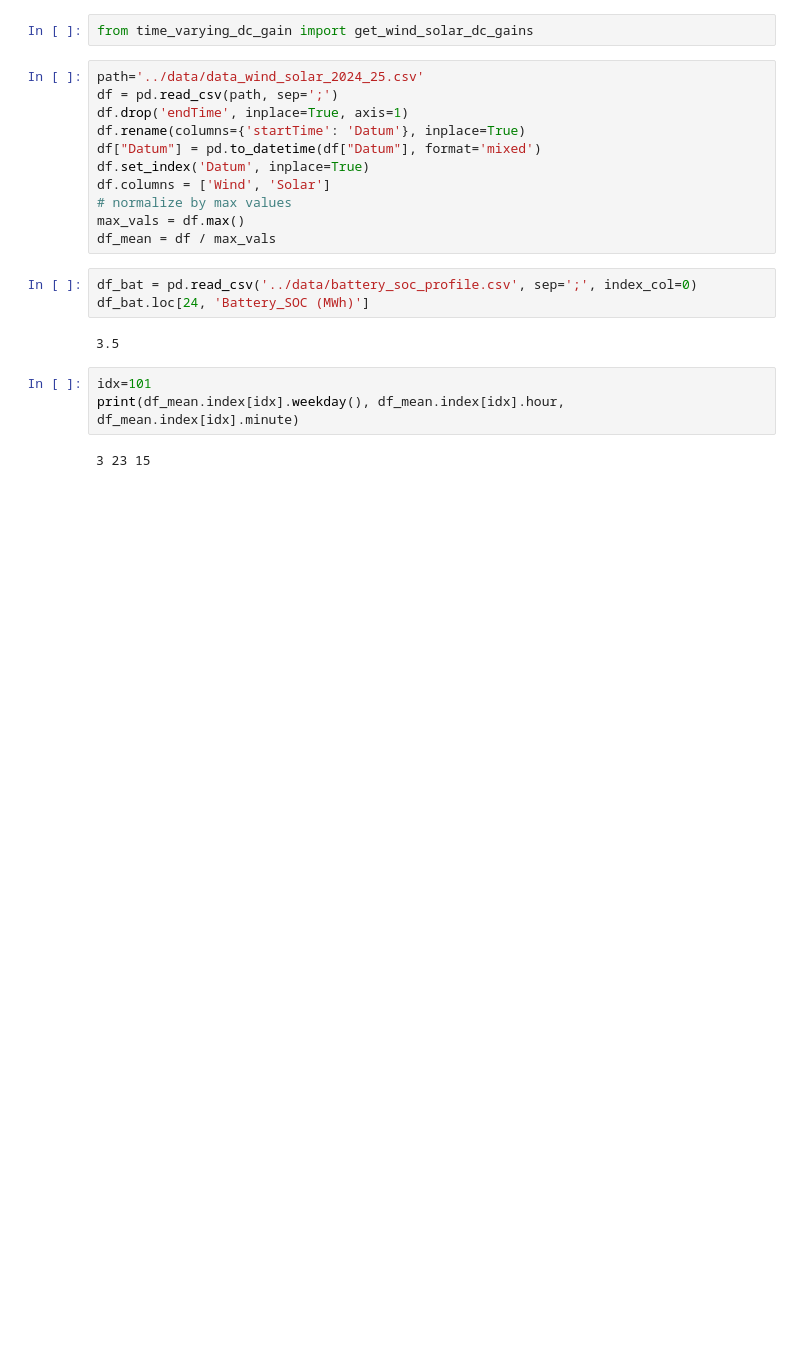
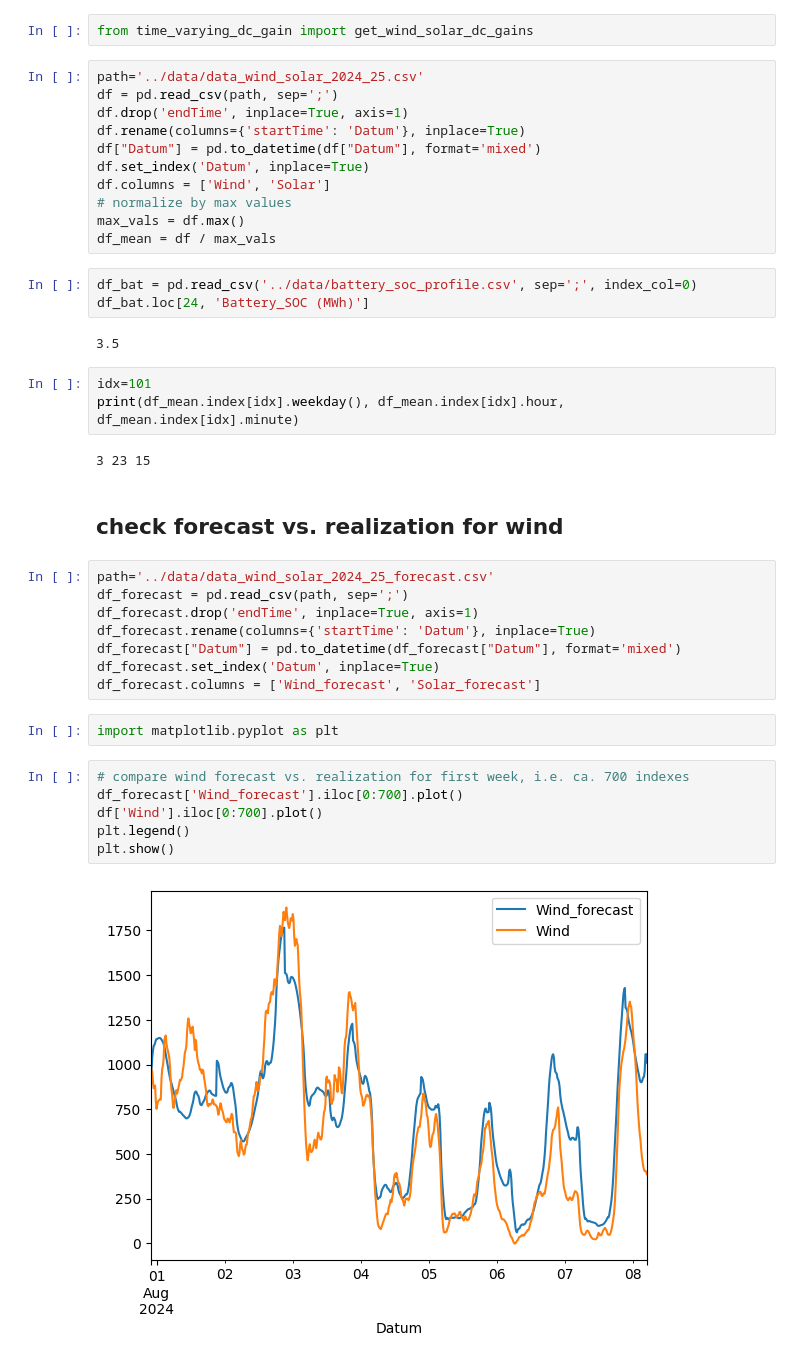
Before and after one commit to cvonholly/dvpp_reward_mechanism, a Jupyter notebook: src/get_pv_wind_playground.ipynb, the cells around one changed output. Saved outputs shown, nothing was run; the diff lists cells and outputs as text; blank space fills up the shorter version.

Commit message:
get forecasted results and visualize

```diff
--- a/src/get_pv_wind_playground.ipynb
+++ b/src/get_pv_wind_playground.ipynb
@@ -76,3 +76,23 @@ idx=101
 print(df_mean.index[idx].weekday(), df_mean.index[idx].hour, df_mean.index[idx].minute)
 # %% [output]
 3 23 15
+# %% [markdown]
+## check forecast vs. realization for wind
+# %%
+path='../data/data_wind_solar_2024_25_forecast.csv'
+df_forecast = pd.read_csv(path, sep=';')
+df_forecast.drop('endTime', inplace=True, axis=1)
+df_forecast.rename(columns={'startTime': 'Datum'}, inplace=True)
+df_forecast["Datum"] = pd.to_datetime(df_forecast["Datum"], format='mixed')
+df_forecast.set_index('Datum', inplace=True)
+df_forecast.columns = ['Wind_forecast', 'Solar_forecast']
+# %%
+import matplotlib.pyplot as plt
+# %%
+# compare wind forecast vs. realization for first week, i.e. ca. 700 indexes
+df_forecast['Wind_forecast'].iloc[0:700].plot()
+df['Wind'].iloc[0:700].plot()
+plt.legend()
+plt.show()
+# %% [output]
+[figure, added]
```
Also changed, not shown: parts of 6 cells of this notebook, 2 other files.
